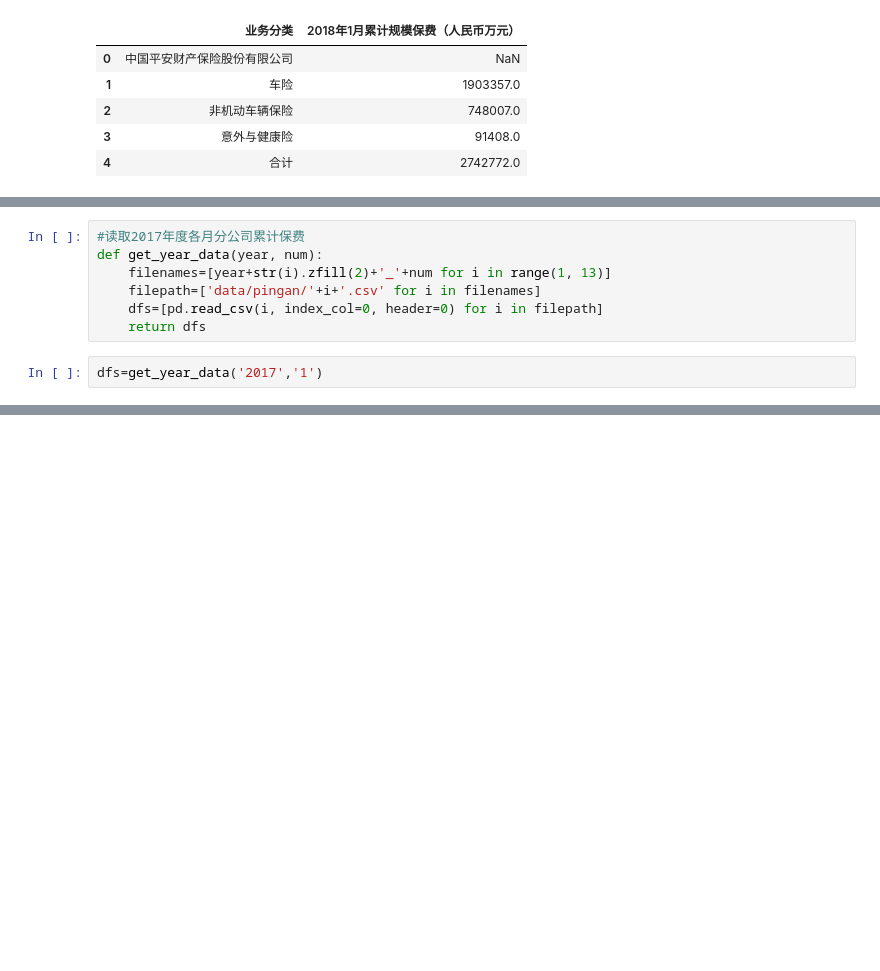
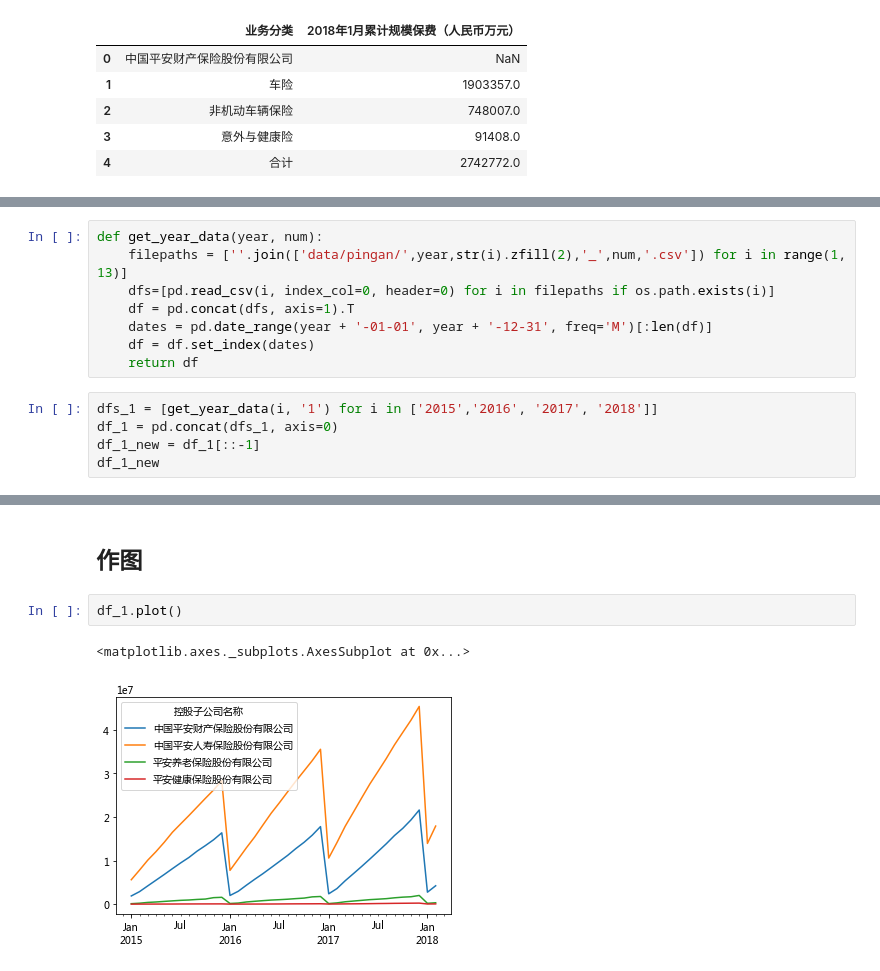
Before and after one commit to foodish/FinanceTools, a Jupyter notebook: pingan.ipynb, the cells around one changed output, grey strips where cells are left out. Saved outputs shown, nothing was run; the diff lists cells and outputs as text; blank space fills up the shorter version.

```diff
--- a/pingan.ipynb
+++ b/pingan.ipynb
@@ -79,9 +45,0 @@ df1_2017
-# %%
-#读取2017年度各月分公司累计保费
-def get_year_data(year, num):
-    filenames=[year+str(i).zfill(2)+'_'+num for i in range(1, 13)]
-    filepath=['data/pingan/'+i+'.csv' for i in filenames]
-    dfs=[pd.read_csv(i, index_col=0, header=0) for i in filepath]
-    return dfs
-# %%
-dfs=get_year_data('2017','1')
@@ -122,0 +48,13 @@ Index(['控股子公司名称', '2017年1月累计规模保费（人民币万元
+# %%
+def get_year_data(year, num):
+    filepaths = [''.join(['data/pingan/',year,str(i).zfill(2),'_',num,'.csv']) for i in range(1, 13)]
+    dfs=[pd.read_csv(i, index_col=0, header=0) for i in filepaths if os.path.exists(i)]
+    df = pd.concat(dfs, axis=1).T
+    dates = pd.date_range(year + '-01-01', year + '-12-31', freq='M')[:len(df)]
+    df = df.set_index(dates)
+    return df
+# %%
+dfs_1 = [get_year_data(i, '1') for i in ['2015','2016', '2017', '2018']]
+df_1 = pd.concat(dfs_1, axis=0)
+df_1_new = df_1[::-1]
+df_1_new
@@ -122,0 +100,7 @@ Index(['控股子公司名称', '2017年1月累计规模保费（人民币万元
+# %% [markdown]
+## 作图
+# %%
+df_1.plot()
+# %% [output]
+<matplotlib.axes._subplots.AxesSubplot at 0x...>
+[figure, added]
```
Also changed, not shown: parts of 99 cells of this notebook, 5 other files.
